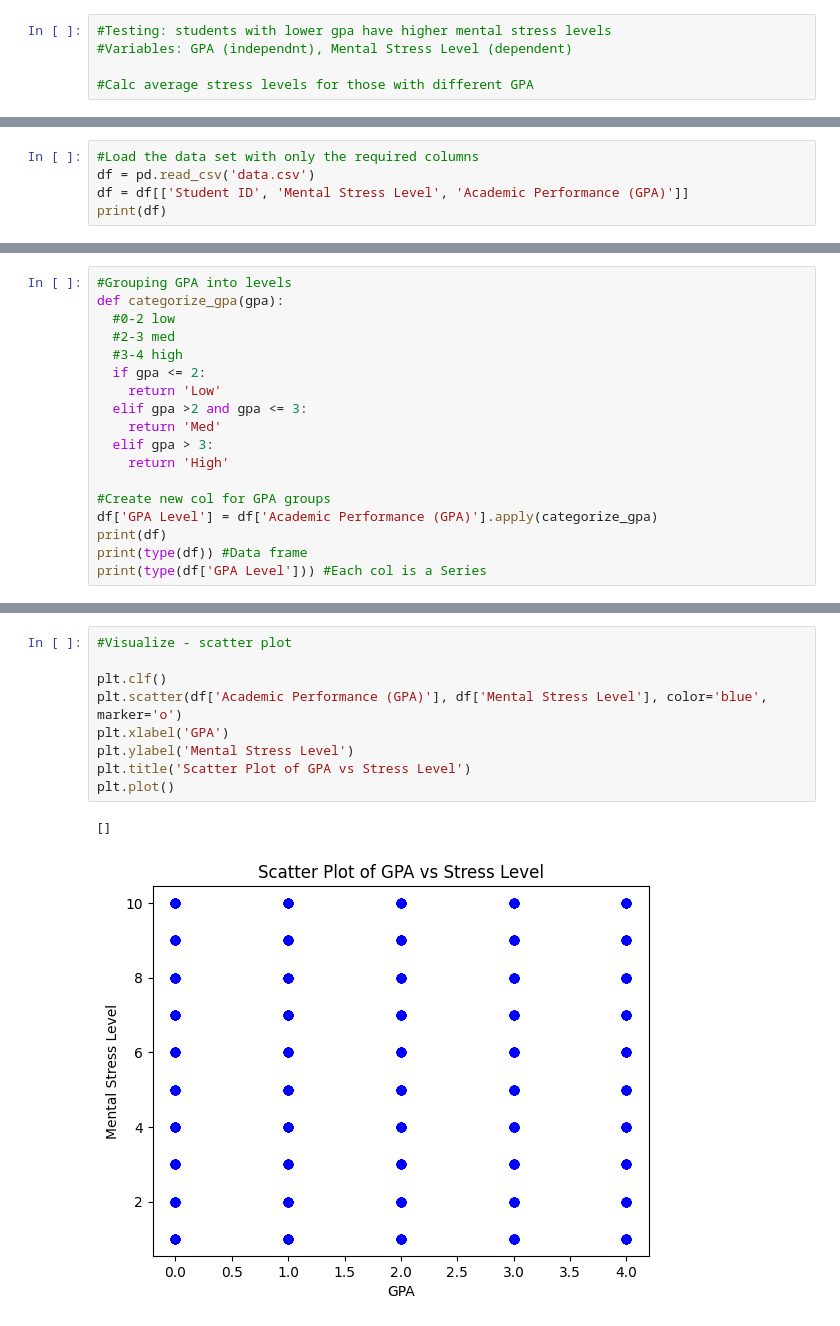
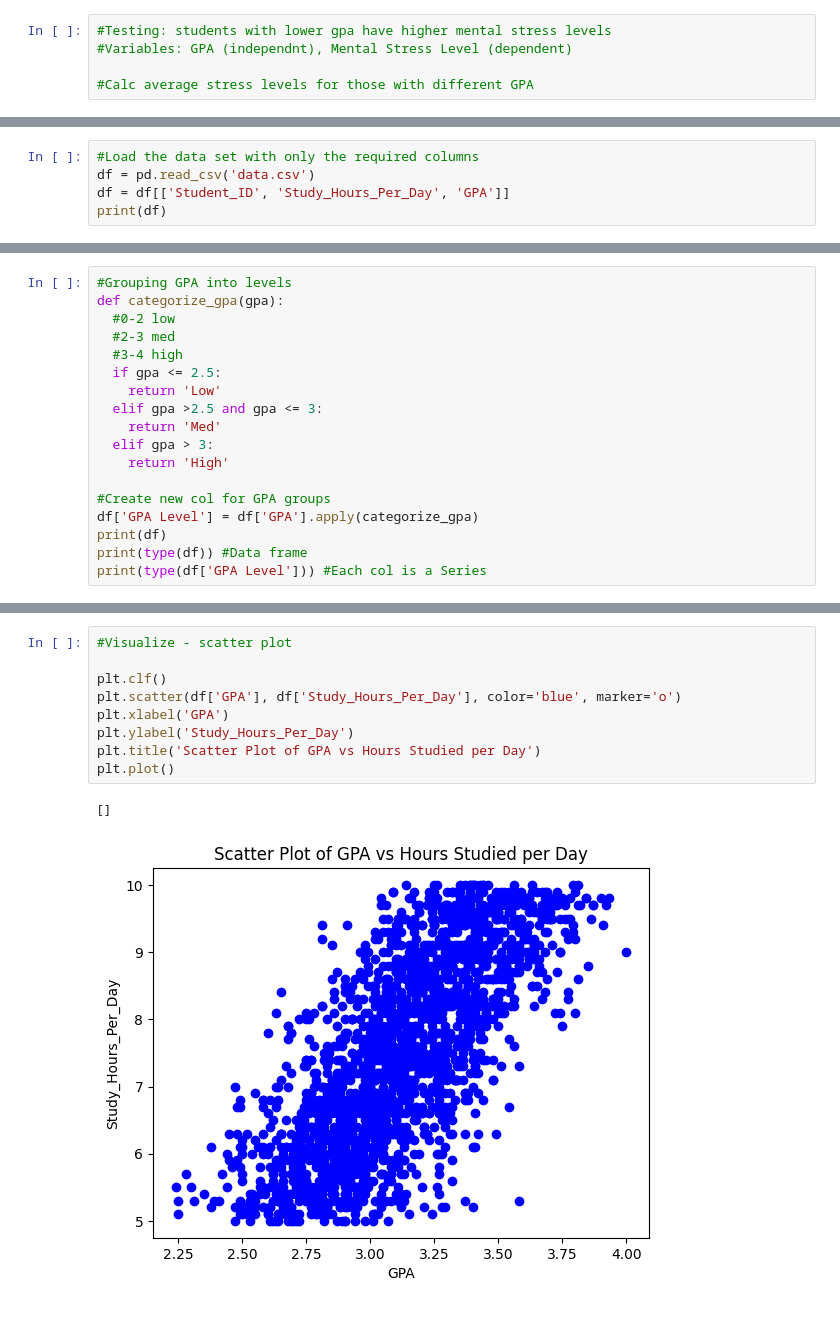
Before and after one commit to Taryn-Cail/Python-Group-Project-2704, a Jupyter notebook: data.ipynb, the cells around one changed output, grey strips where cells are left out. Drawn from its saved outputs; the diff is of its cells as text.

```diff
--- a/data.ipynb
+++ b/data.ipynb
@@ -11,6 +12,6 @@ import matplotlib.pyplot as plt
 # %%
 #Load the data set with only the required columns
 df = pd.read_csv('data.csv')
-df = df[['Student ID', 'Mental Stress Level', 'Academic Performance (GPA)']]
+df = df[['Student_ID', 'Study_Hours_Per_Day', 'GPA']]
 print(df)
 # %% [output]
@@ -34,15 +35,15 @@ def categorize_gpa(gpa):
   #0-2 low
   #2-3 med
   #3-4 high
-  if gpa <= 2:
+  if gpa <= 2.5:
     return 'Low'
-  elif gpa >2 and gpa <= 3:
+  elif gpa >2.5 and gpa <= 3:
     return 'Med'
   elif gpa > 3:
     return 'High'
 
 #Create new col for GPA groups
-df['GPA Level'] = df['Academic Performance (GPA)'].apply(categorize_gpa)
+df['GPA Level'] = df['GPA'].apply(categorize_gpa)
 print(df)
 print(type(df)) #Data frame
 print(type(df['GPA Level'])) #Each col is a Series
@@ -88,12 +89,12 @@ plt.show()
 # %%
 #Visualize - scatter plot
 
 plt.clf()
-plt.scatter(df['Academic Performance (GPA)'], df['Mental Stress Level'], color='blue', marker='o')
+plt.scatter(df['GPA'], df['Study_Hours_Per_Day'], color='blue', marker='o')
 plt.xlabel('GPA')
-plt.ylabel('Mental Stress Level')
-plt.title('Scatter Plot of GPA vs Stress Level')
+plt.ylabel('Study_Hours_Per_Day')
+plt.title('Scatter Plot of GPA vs Hours Studied per Day')
 plt.plot()
 # %% [output]
 []
-[figure, old version]
+[figure, new version]
```
Also changed, not shown: parts of 6 cells of this notebook.
